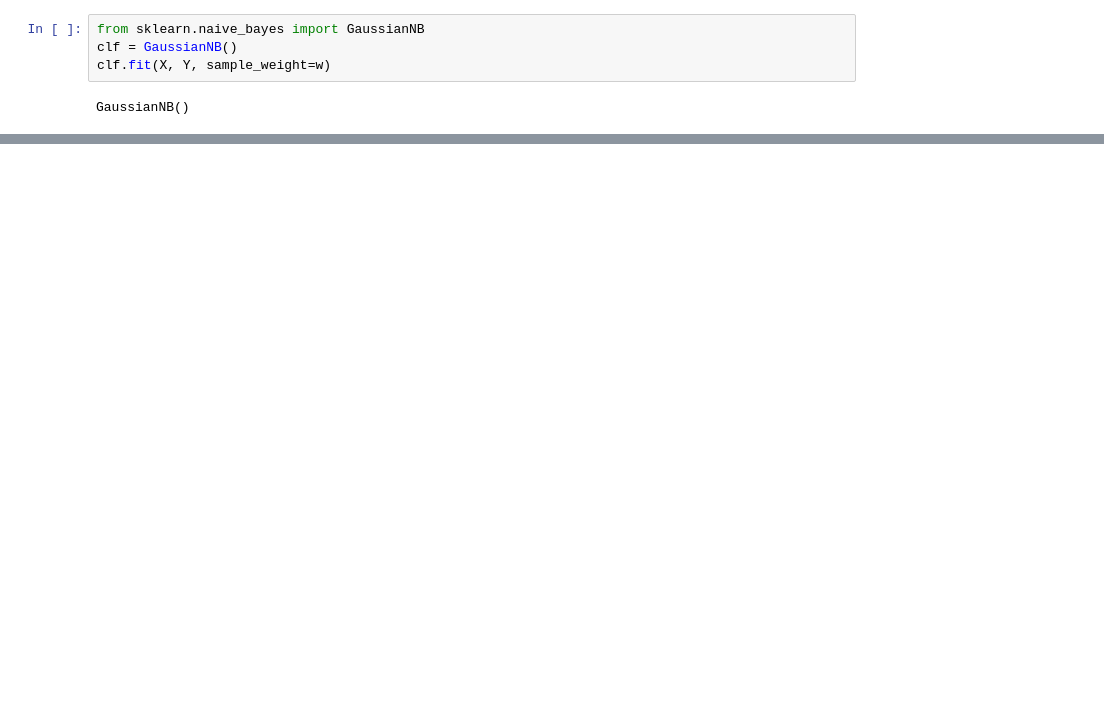
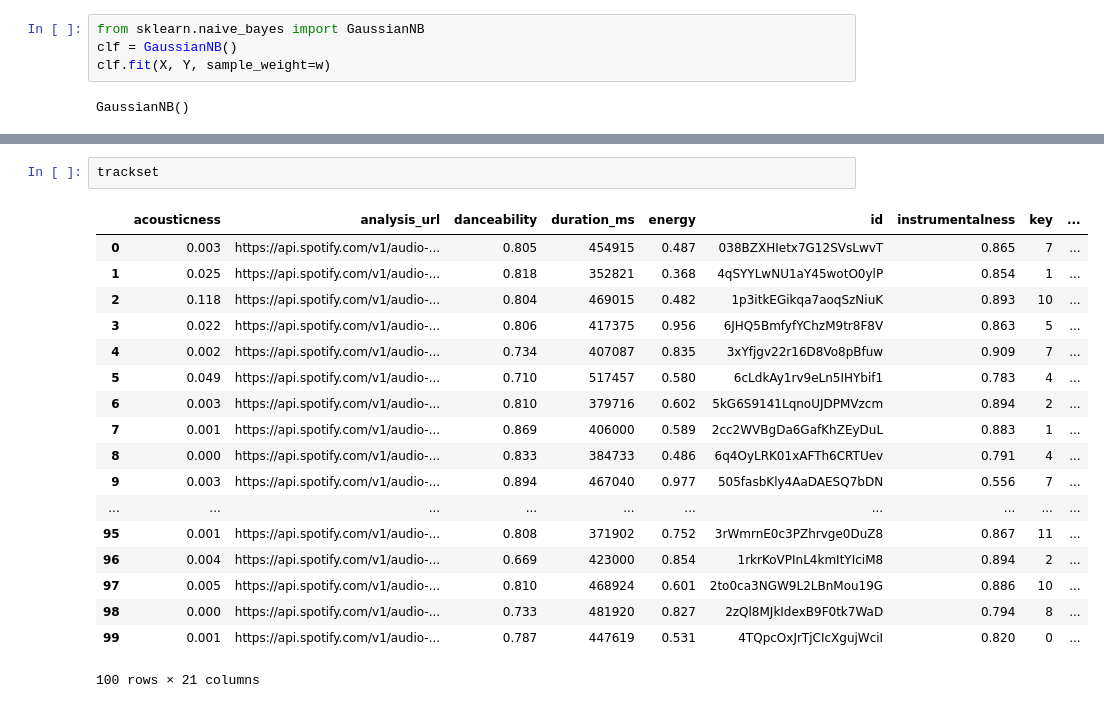
Before and after one commit to tomsyouruncle/DJ_suggest, a Jupyter notebook: notebooks/Naive_Bayes_scratch.ipynb, the cells around one changed output, grey strips where cells are left out. Saved outputs shown, nothing was run; the diff lists cells and outputs as text; blank space fills up the shorter version.

```diff
--- a/notebooks/Naive_Bayes_scratch.ipynb
+++ b/notebooks/Naive_Bayes_scratch.ipynb
@@ -116,0 +149,21 @@ sb.pairplot(trackset[useful_features])
+# %%
+trackset
+# %% [output]
+|  | acousticness | analysis_url | danceability | duration_ms | energy | id | instrumentalness | key | ... |
+| 0 | 0.003 | https://api.spotify.com/v1/audio-... | 0.805 | 454915 | 0.487 | 038BZXHIetx7G12SVsLwvT | 0.865 | 7 | ... |
+| 1 | 0.025 | https://api.spotify.com/v1/audio-... | 0.818 | 352821 | 0.368 | 4qSYYLwNU1aY45wotO0ylP | 0.854 | 1 | ... |
+| 2 | 0.118 | https://api.spotify.com/v1/audio-... | 0.804 | 469015 | 0.482 | 1p3itkEGikqa7aoqSzNiuK | 0.893 | 10 | ... |
+| 3 | 0.022 | https://api.spotify.com/v1/audio-... | 0.806 | 417375 | 0.956 | 6JHQ5BmfyfYChzM9tr8F8V | 0.863 | 5 | ... |
+| 4 | 0.002 | https://api.spotify.com/v1/audio-... | 0.734 | 407087 | 0.835 | 3xYfjgv22r16D8Vo8pBfuw | 0.909 | 7 | ... |
+| 5 | 0.049 | https://api.spotify.com/v1/audio-... | 0.710 | 517457 | 0.580 | 6cLdkAy1rv9eLn5IHYbif1 | 0.783 | 4 | ... |
+| 6 | 0.003 | https://api.spotify.com/v1/audio-... | 0.810 | 379716 | 0.602 | 5kG6S9141LqnoUJDPMVzcm | 0.894 | 2 | ... |
+| 7 | 0.001 | https://api.spotify.com/v1/audio-... | 0.869 | 406000 | 0.589 | 2cc2WVBgDa6GafKhZEyDuL | 0.883 | 1 | ... |
+| 8 | 0.000 | https://api.spotify.com/v1/audio-... | 0.833 | 384733 | 0.486 | 6q4OyLRK01xAFTh6CRTUev | 0.791 | 4 | ... |
+| 9 | 0.003 | https://api.spotify.com/v1/audio-... | 0.894 | 467040 | 0.977 | 505fasbKly4AaDAESQ7bDN | 0.556 | 7 | ... |
+| ... | ... | ... | ... | ... | ... | ... | ... | ... | ... |
+| 95 | 0.001 | https://api.spotify.com/v1/audio-... | 0.808 | 371902 | 0.752 | 3rWmrnE0c3PZhrvge0DuZ8 | 0.867 | 11 | ... |
+| 96 | 0.004 | https://api.spotify.com/v1/audio-... | 0.669 | 423000 | 0.854 | 1rkrKoVPInL4kmItYIciM8 | 0.894 | 2 | ... |
+| 97 | 0.005 | https://api.spotify.com/v1/audio-... | 0.810 | 468924 | 0.601 | 2to0ca3NGW9L2LBnMou19G | 0.886 | 10 | ... |
+| 98 | 0.000 | https://api.spotify.com/v1/audio-... | 0.733 | 481920 | 0.827 | 2zQl8MJkIdexB9F0tk7WaD | 0.794 | 8 | ... |
+| 99 | 0.001 | https://api.spotify.com/v1/audio-... | 0.787 | 447619 | 0.531 | 4TQpcOxJrTjCIcXgujWciI | 0.820 | 0 | ... |
+100 rows × 21 columns
```
Also changed, not shown: parts of 12 cells of this notebook, 2 other files.
